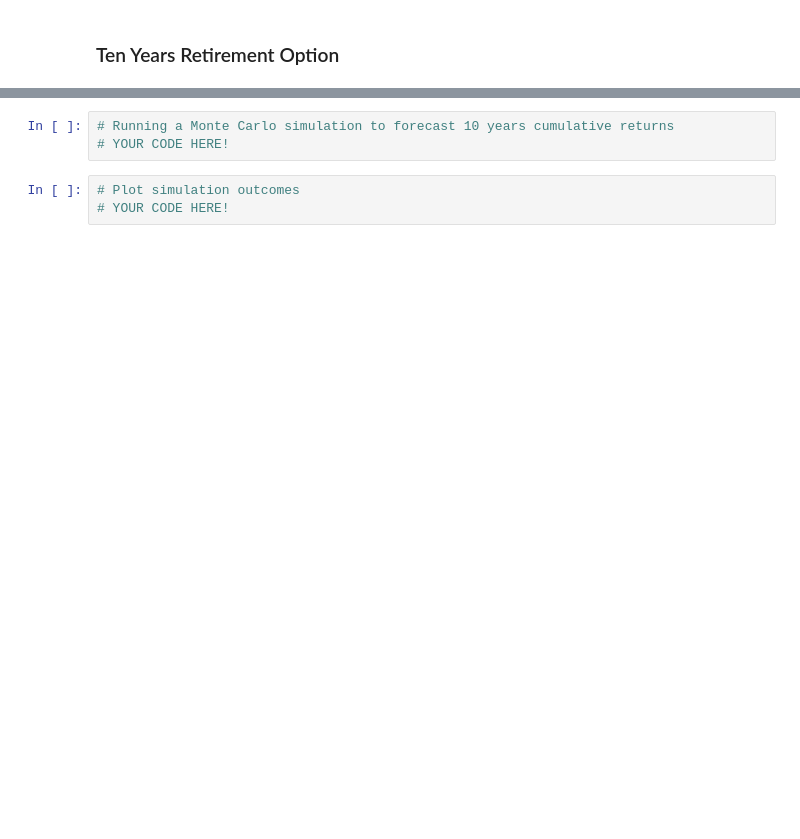
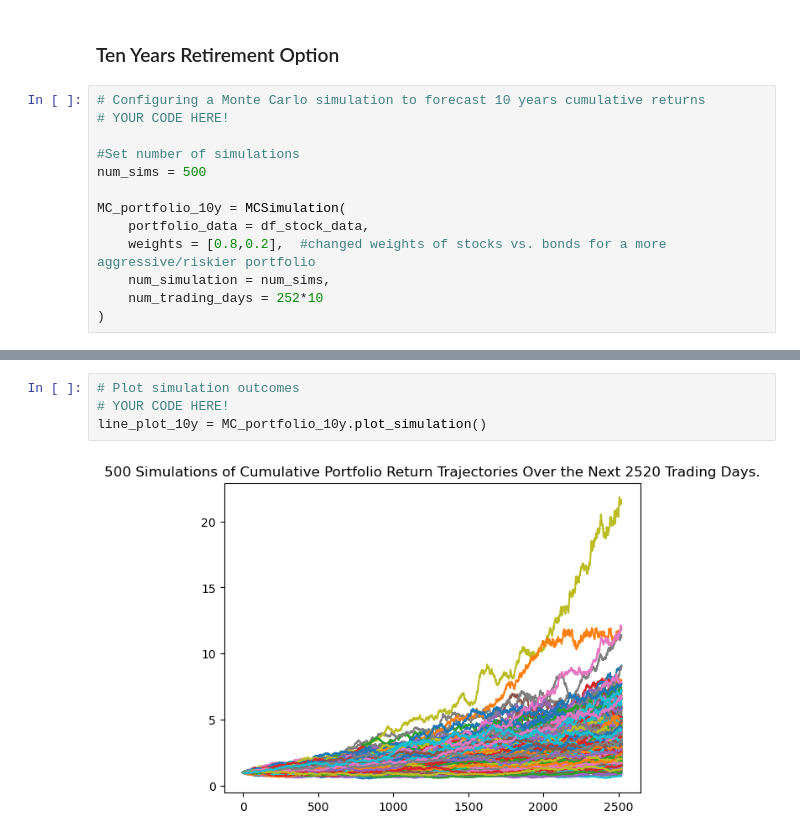
Before and after one commit to 0xNullLight/FinTech-Assignments, a Jupyter notebook: Unit_5/financial-planner.ipynb, the cells around one changed output, grey strips where cells are left out. Drawn from its saved outputs; the diff is of its cells as text; blank space fills up the shorter version.

```diff
--- a/Unit_5/financial-planner.ipynb
+++ b/Unit_5/financial-planner.ipynb
@@ -406,3 +491,16 @@ print(f"There is a 95% chance that an initial investment of ${initial_investment
 # %% [markdown]
 ### Ten Years Retirement Option
+# %%
+# Configuring a Monte Carlo simulation to forecast 10 years cumulative returns
+# YOUR CODE HERE!
+
+#Set number of simulations
+num_sims = 500
+
+MC_portfolio_10y = MCSimulation(
+    portfolio_data = df_stock_data,
+    weights = [0.8,0.2],  #changed weights of stocks vs. bonds for a more aggressive/riskier portfolio
+    num_simulation = num_sims,
+    num_trading_days = 252*10
+)
 # %%
@@ -411,9 +541,9 @@ print(f"There is a 95% chance that an initial investment of ${initial_investment
-# %%
-# Running a Monte Carlo simulation to forecast 10 years cumulative returns
-# YOUR CODE HERE!
 # %%
 # Plot simulation outcomes
 # YOUR CODE HERE!
+line_plot_10y = MC_portfolio_10y.plot_simulation()
+# %% [output]
+[figure, added]
 # %%
 # Plot probability distribution and confidence intervals
 # YOUR CODE HERE!
```
Also changed, not shown: parts of 23 cells of this notebook, 1 other file.
